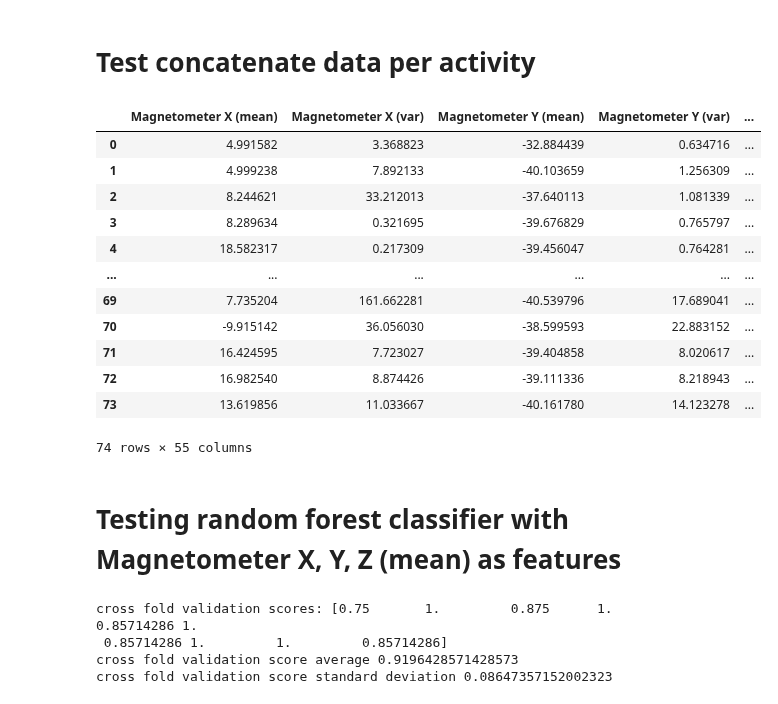
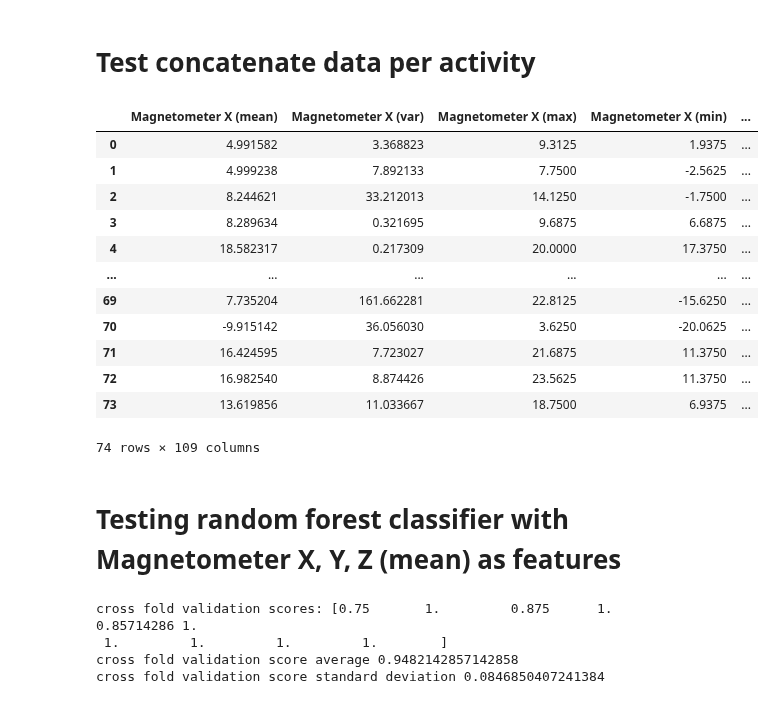
Before and after one commit to robyhartonodev/angewandte-ki-cog-village, a Jupyter notebook: read.ipynb, the cells around one changed output. Saved outputs shown, nothing was run; the diff lists cells and outputs as text; code cells hidden in the pictures.

```diff
--- a/read.ipynb
+++ b/read.ipynb
@@ -258,42 +258,52 @@ for dt in data:
         for column in feature.T:
             internal.append(np.mean(column))
             internal.append(np.var(column))
+            internal.append(np.max(column))
+            internal.append(np.min(column))
     internal.append(dt["label"])
     ary.append(internal)
 # %%
 df = pd.DataFrame(ary)
 
 # Name df columns, so it's more clear
 df_columns = []
 
 # Iterate through except last item 'label'
 for key in keys[:-1]:
     df_columns.append('{} X (mean)'.format(key))
     df_columns.append('{} X (var)'.format(key))
+    df_columns.append('{} X (max)'.format(key))
+    df_columns.append('{} X (min)'.format(key))
+
     df_columns.append('{} Y (mean)'.format(key))
     df_columns.append('{} Y (var)'.format(key))
+    df_columns.append('{} Y (max)'.format(key))
+    df_columns.append('{} Y (min)'.format(key))
+
     df_columns.append('{} Z (mean)'.format(key))
     df_columns.append('{} Z (var)'.format(key))
+    df_columns.append('{} Z (max)'.format(key))
+    df_columns.append('{} Z (min)'.format(key))
 
 df_columns.append('label')
 
 df.columns = df_columns
 
 df
 # %% [output]
-|  | Magnetometer X (mean) | Magnetometer X (var) | Magnetometer Y (mean) | Magnetometer Y (var) | ... |
-| 0 | 4.991582 | 3.368823 | -32.884439 | 0.634716 | ... |
-| 1 | 4.999238 | 7.892133 | -40.103659 | 1.256309 | ... |
-| 2 | 8.244621 | 33.212013 | -37.640113 | 1.081339 | ... |
-| 3 | 8.289634 | 0.321695 | -39.676829 | 0.765797 | ... |
-| 4 | 18.582317 | 0.217309 | -39.456047 | 0.764281 | ... |
+|  | Magnetometer X (mean) | Magnetometer X (var) | Magnetometer X (max) | Magnetometer X (min) | ... |
+| 0 | 4.991582 | 3.368823 | 9.3125 | 1.9375 | ... |
+| 1 | 4.999238 | 7.892133 | 7.7500 | -2.5625 | ... |
+| 2 | 8.244621 | 33.212013 | 14.1250 | -1.7500 | ... |
+| 3 | 8.289634 | 0.321695 | 9.6875 | 6.6875 | ... |
+| 4 | 18.582317 | 0.217309 | 20.0000 | 17.3750 | ... |
 | ... | ... | ... | ... | ... | ... |
-| 69 | 7.735204 | 161.662281 | -40.539796 | 17.689041 | ... |
-| 70 | -9.915142 | 36.056030 | -38.599593 | 22.883152 | ... |
-| 71 | 16.424595 | 7.723027 | -39.404858 | 8.020617 | ... |
-| 72 | 16.982540 | 8.874426 | -39.111336 | 8.218943 | ... |
-| 73 | 13.619856 | 11.033667 | -40.161780 | 14.123278 | ... |
+| 69 | 7.735204 | 161.662281 | 22.8125 | -15.6250 | ... |
+| 70 | -9.915142 | 36.056030 | 3.6250 | -20.0625 | ... |
+| 71 | 16.424595 | 7.723027 | 21.6875 | 11.3750 | ... |
+| 72 | 16.982540 | 8.874426 | 23.5625 | 11.3750 | ... |
+| 73 | 13.619856 | 11.033667 | 18.7500 | 6.9375 | ... |
-74 rows × 55 columns
+74 rows × 109 columns
 # %% [markdown]
 # Testing random forest classifier with Magnetometer X, Y, Z (mean) as features
 # %%
@@ -312,13 +322,6 @@ clf.fit(X_train, y_train)
 
 predicted = clf.predict(X_test)
 
-# print("predicted: ", predicted)
-# print("actual value: ", y_test)
-# print("accuracy", metrics.accuracy_score(y_test, predicted))
-
-# print(f"Classification report for classifier {clf}:\n"
-#       f"{metrics.classification_report(y_test, predicted)}\n")
-
 # Cross fold validation - 10 folds
 scores = cross_val_score(clf, X, y, cv=10)
 
@@ -328,9 +331,9 @@ print('cross fold validation score average', scores.mean())
 print('cross fold validation score standard deviation', scores.std())
 # %% [output]
 cross fold validation scores: [0.75       1.         0.875      1.         0.85714286 1.
- 0.85714286 1.         1.         0.85714286]
-cross fold validation score average 0.9196428571428573
-cross fold validation score standard deviation 0.08647357152002323
+ 1.         1.         1.         1.        ]
+cross fold validation score average 0.9482142857142858
+cross fold validation score standard deviation 0.0846850407241384
 # %%
 disp = metrics.plot_confusion_matrix(clf, X_test, y_test)
 disp.figure_.suptitle("Confusion Matrix")
```
Also changed, not shown: parts of 5 cells of this notebook.
